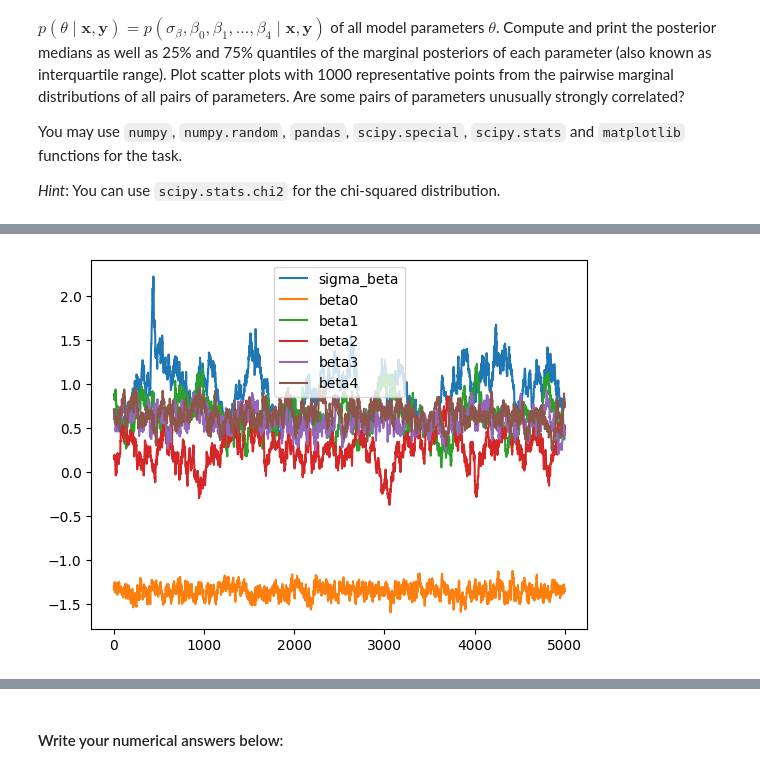
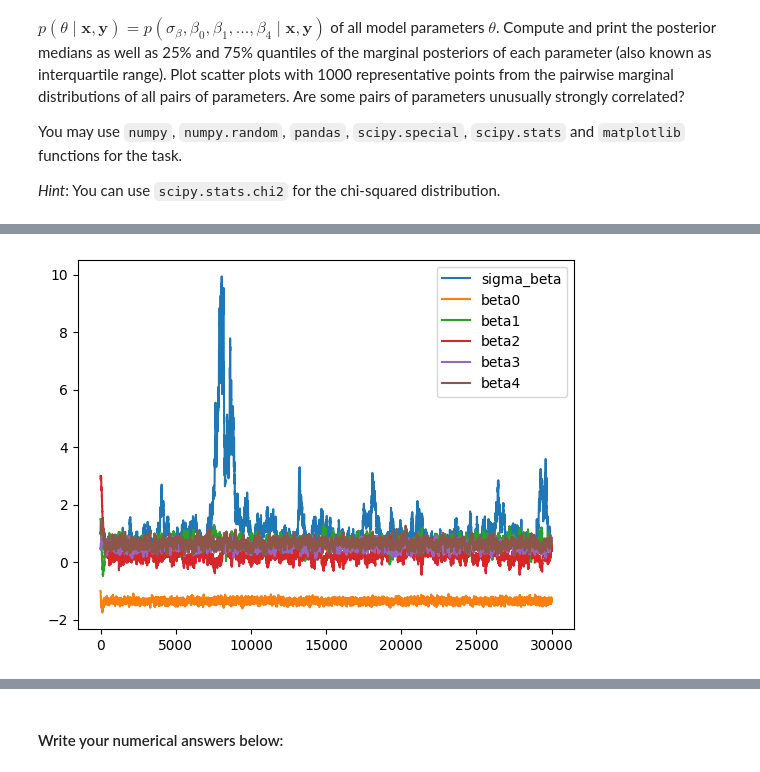
Before and after one commit to alexjilkin/comp-stats, a Jupyter notebook: CompStats_home_exam_2023-10.ipynb, the cells around one changed output, grey strips where cells are left out. Cells and saved outputs as stored; diff of their text form; code cells hidden in the pictures.

Commit message:
Some more work on the mcmc question 5

```diff
--- a/CompStats_home_exam_2023-10.ipynb
+++ b/CompStats_home_exam_2023-10.ipynb
@@ -445,9 +444,9 @@ def log_posterior(beta0, beta, log_sigma_beta, x, y):
     return log_likelihood(beta0, beta, x, y) + log_prior(beta0, beta, log_sigma_beta)
 
 def proposal(current):
-    # Adjusted proposal cov until the acceptance rate is good enough
     return np.random.multivariate_normal(current, 0.002*np.eye(len(current)))
 
+# The actual MCMC run for N samples
 def mcmc(initial, N, x, y):
     current = initial
     samples = [current]
@@ -471,41 +470,69 @@ def mcmc(initial, N, x, y):
 
         samples.append(current)
 
-    print(f'Acceptance rate={accept_count/N}')
     # Transform sigma back
     samples = np.array(samples)
     samples[:,0] = np.exp(samples[:,0])
+
     return samples
 
-# Initialize the parameters and run the sampler
 initial = np.array([0, -1, 1.5, 3, 0.5, 1]) # [sigma_beta, beta0, beta1, beta2, beta3, beta4]
-samples = mcmc(initial, 10000, p4_x, p4_y)
-samples = samples[len(samples)//2:]
-
-
+chains = []
 parameter_names = ['sigma_beta', 'beta0', 'beta1', 'beta2', 'beta3', 'beta4']
 
-for i in range(len(samples[0])):
-    plt.plot(np.arange(len(samples)), samples[:,i], label=parameter_names[i])
+# Calculate R-roof and print it for each parameter
+def get_R_roof():
+    for _ in range(5):
+        samples = mcmc(initial, 10000, p4_x, p4_y)
 
-plt.legend()
+        # Remove warm-up samples
+        samples = samples[len(samples)//2:]
+        chains.append(samples)
 
-samples_subset = samples[-1000:]
-n = len(samples_subset[0])
-fig, ax = plt.subplots(n, n, figsize=(n*2, n*2))
+    def R_roof(chains: list[list[float]]):
+        n = len(chains[0])
+        m = len(chains)
 
-for i in range(n):
-    for j in range(n):
-        if i == j:
-            ax[i, j].hist(samples_subset[:, i], bins=50, color='gray', alpha=0.6)
-        else:
-            ax[i, j].scatter(samples_subset[:, j], samples_subset[:, i], alpha=0.6, s=5)
+        theta_dot_dot = (1/m) * np.sum([np.mean(chains[j]) for j in range(0, m)])
 
-        if i == n - 1:
-            ax[i, j].set_xlabel(parameter_names[j])
-        if j == 0:
-            ax[i, j].set_ylabel(parameter_names[i])
+        B = (n/(m-1)) * np.sum([(np.mean(chains[j]) - theta_dot_dot)**2 for j in range(0, m)])
+        W = (1/(m*(n-1))) * np.sum([(chains[j] - np.mean(chains[j]))**2 for j in range(0, m)])
+        var_theta = ((n - 1) / n)*W + B/n
 
-plt.tight_layout()
-plt.show()
+        return np.sqrt(var_theta/W)
+
+    for i in range(len(parameter_names)):
+        one_param_chains = [samples[:,i] for samples in chains]
+        print(f'{parameter_names[i]} R_roof={R_roof(one_param_chains)}')
+
+get_R_roof()
+
+def plot(samples: list[float]):
+    for i in range(len(samples[0])):
+        plt.plot(np.arange(len(samples)), samples[:,i], label=parameter_names[i])
+
+    plt.legend()
+
+    samples_subset = samples[-1000:]
+    n = len(samples_subset[0])
+    fig, ax = plt.subplots(n, n, figsize=(n*2, n*2))
+
+    for i in range(n):
+        for j in range(n):
+            if i == j:
+                ax[i, j].hist(samples_subset[:, i], bins=50, color='gray')
+            else:
+                ax[i, j].scatter(samples_subset[:, j], samples_subset[:, i])
+
+            if i == n - 1:
+                ax[i, j].set_xlabel(parameter_names[j])
+            if j == 0:
+                ax[i, j].set_ylabel(parameter_names[i])
+
+    plt.tight_layout()
+    plt.show()
+
+samples = mcmc(initial, 30000, p4_x, p4_y)
+
+plot(samples)
 # %% [output]
@@ -513 +545 @@ Acceptance rate=0.6483
-[figure, old version]
+[figure, new version]
```
Also changed, not shown: parts of 5 cells of this notebook, 1 other file.
